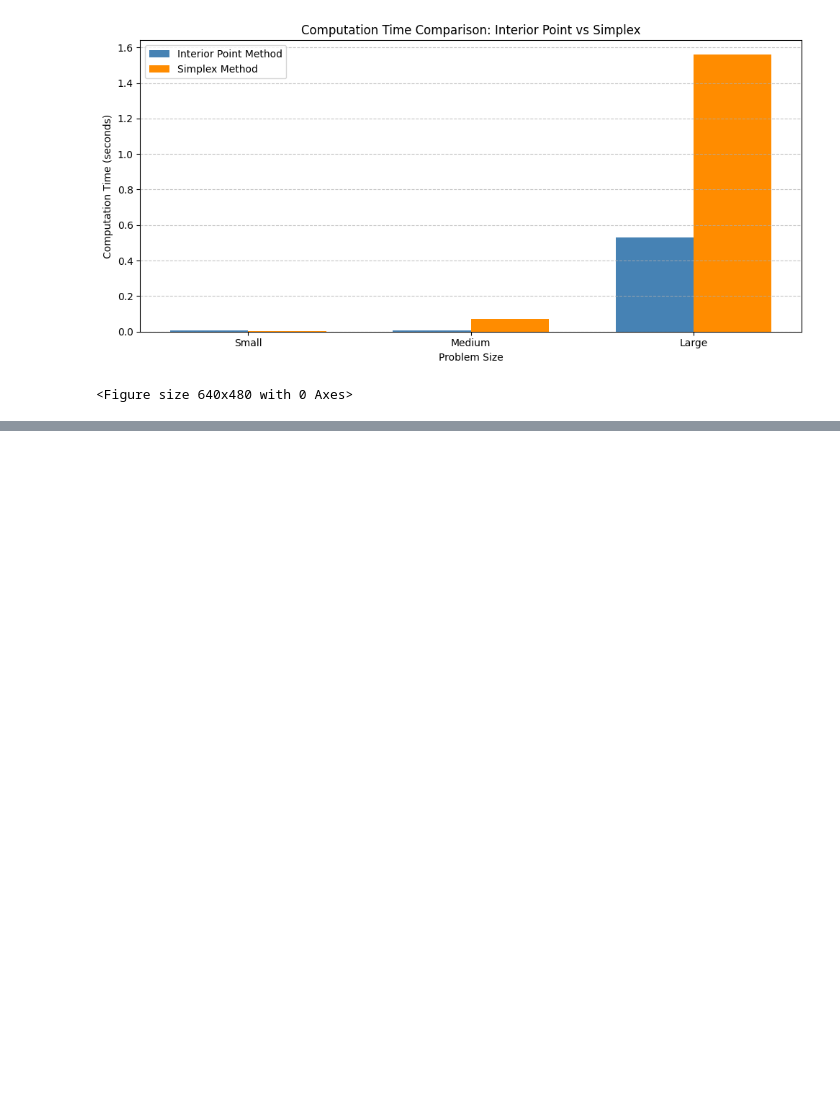
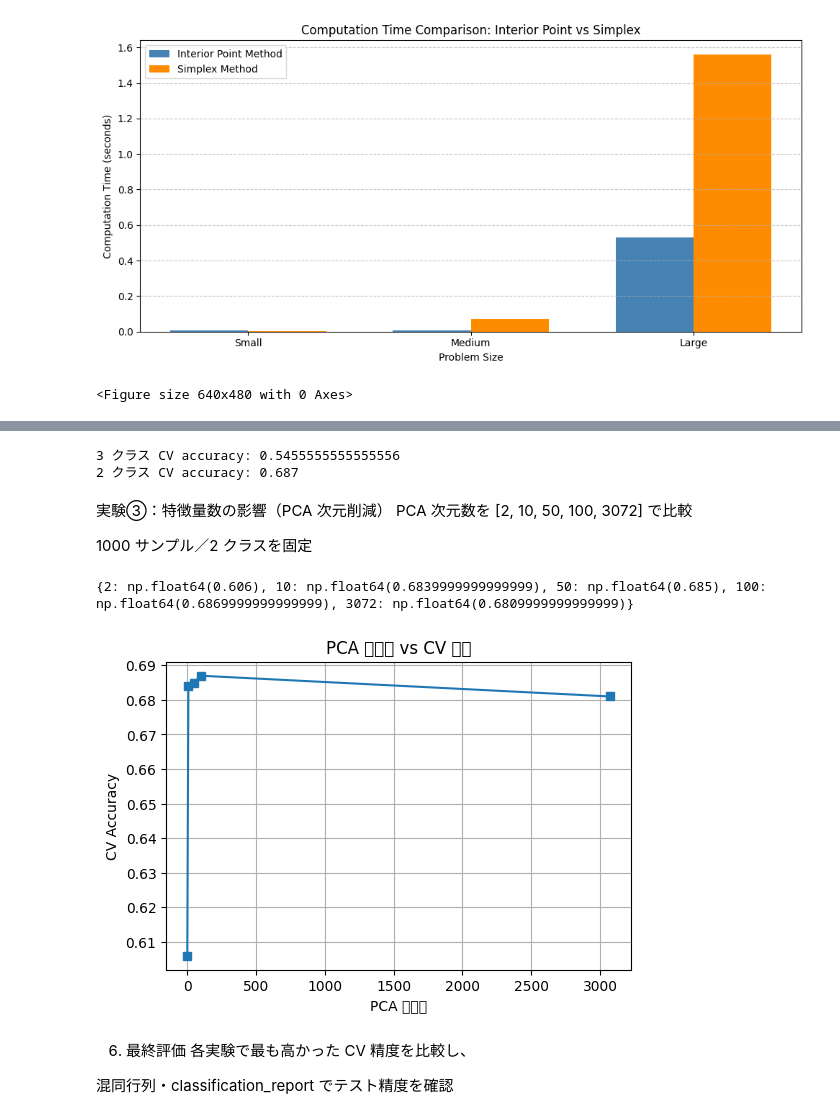
Before and after one commit to souldrive7/ECP, a Jupyter notebook: 教師あり学習‗課題‗後藤.ipynb, the cells around one changed output, grey strips where cells are left out. Saved outputs shown, nothing was run; the diff lists cells and outputs as text; code cells hidden in the pictures; blank space fills up the shorter version.

```diff
--- a/教師あり学習‗課題‗後藤.ipynb
+++ b/教師あり学習‗課題‗後藤.ipynb
@@ -203,0 +309,67 @@ plt.show()
+# %%
+# 多クラス用に追加ラベル 2 ('bird') を混ぜる
+cl3 = 2
+idx_tr3 = np.where(y_train.flatten() == cl3)[0]
+x_train3 = x_train[idx_tr3]
+x_te3    = x_test[np.where(y_test.flatten()==cl3)[0]]
+
+# 学習データに bird を加え 300 サンプルずつ
+x_tr3 = np.vstack([x_train1[:300], x_train2[:300], x_train3[:300]])
+y_tr3 = np.hstack([np.zeros(300), np.ones(300), np.full(300, 2)])
+
+# Flat 化
+X3_flat = x_tr3.reshape(len(x_tr3), -1)
+y3      = y_tr3
+
+# CV で評価
+cv = StratifiedKFold(n_splits=5, shuffle=True, random_state=0)
+gs2 = GridSearchCV(KNeighborsClassifier(), {'n_neighbors': ks},
+                   cv=cv, scoring='accuracy', n_jobs=-1)
+gs2.fit(X3_flat, y3)
+print("3 クラス CV accuracy:", gs2.best_score_)
+print("2 クラス CV accuracy:", res1[1000])  # res1 は実験①の 1000 点
+# %% [output]
+3 クラス CV accuracy: 0.5455555555555556
+2 クラス CV accuracy: 0.687
+# %% [markdown]
+実験③：特徴量数の影響（PCA 次元削減）
+PCA 次元数を [2, 10, 50, 100, 3072] で比較
+
+1000 サンプル／2 クラスを固定
+# %%
+def experiment_pca_dims(X, y, dims, ks):
+    cv = StratifiedKFold(n_splits=5, shuffle=True, random_state=0)
+    results = {}
+    for d in dims:
+        if d < X.shape[1]:
+            pca = PCA(n_components=d, random_state=0)
+            Xp = pca.fit_transform(X)
+        else:
+            Xp = X
+        gs = GridSearchCV(KNeighborsClassifier(), {'n_neighbors': ks},
+                          cv=cv, scoring='accuracy', n_jobs=-1)
+        gs.fit(Xp, y)
+        results[d] = gs.best_score_
+    return results
+
+dims = [2, 10, 50, 100, x_tr_flat.shape[1]]
+res3 = experiment_pca_dims(x_tr_flat[:1000], y_tr[:1000], dims, ks)
+print(res3)
+# %% [output]
+{2: np.float64(0.606), 10: np.float64(0.6839999999999999), 50: np.float64(0.685), 100: np.float64(0.6869999999999999), 3072: np.float64(0.6809999999999999)}
+# %%
+# 可視化
+plt.figure(figsize=(6,4))
+plt.plot(list(res3.keys()), list(res3.values()), marker='s')
+plt.title("PCA 次元数 vs CV 精度")
+plt.xlabel("PCA 次元数")
+plt.ylabel("CV Accuracy")
+plt.grid(True)
+plt.show()
+# %% [output]
+[figure, added]
+# %% [markdown]
+6. 最終評価
+各実験で最も高かった CV 精度を比較し、
+
+混同行列・classification_report でテスト精度を確認
```
Also changed, not shown: parts of 11 cells of this notebook.
